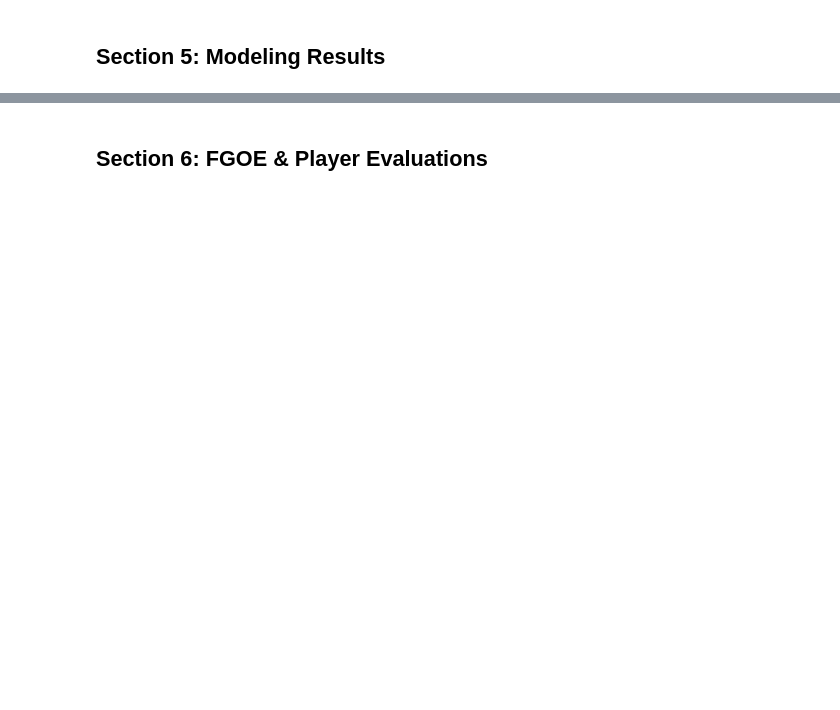
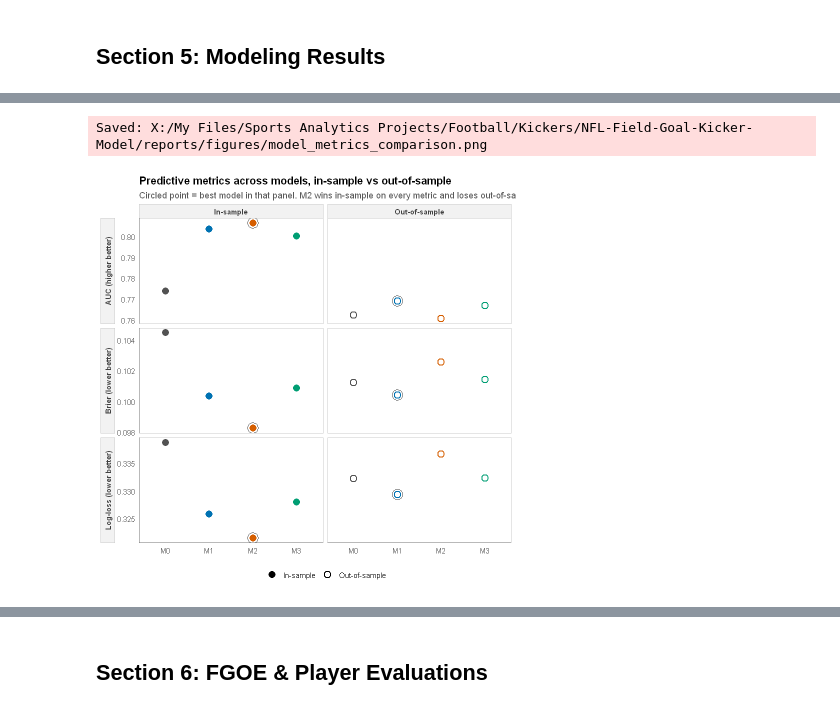
Before and after one commit to eker3777/NFL-Field-Goal-Kicker-Model, a Jupyter notebook: notebooks/05_visuals.ipynb, the cells around one changed output, grey strips where cells are left out. Drawn from its saved outputs; the diff is of its cells as text; code cells hidden in the pictures; blank space fills up the shorter version.

```diff
--- a/notebooks/05_visuals.ipynb
+++ b/notebooks/05_visuals.ipynb
@@ -364,0 +422,54 @@ Saved: g:/Other computers/Desktop/My Files/Sports Analytics Projects/Football/Ki
+# %%
+# --- Multi-metric model comparison (Brier / log-loss / AUC, IS vs OOS) ---
+# Reviewer: "I recommend including log loss in, for example, Table 1 and other
+# places." This puts all three metrics on one page so the IS-vs-OOS reversal
+# (M2 wins in-sample, M1 wins out-of-sample) is visible at a glance.
+
+metric_long <- dplyr::bind_rows(
+  tibble::tibble(split = 'In-sample',
+                 model = c('M0','M1','M2','M3'),
+                 brier = c(brier(y_is, preds_is$p_m0_full), brier(y_is, preds_is$p_m1_full),
+                           brier(y_is, preds_is$p_m2_full), brier(y_is, preds_is$p_m3_full)),
+                 logloss = c(logloss(y_is, preds_is$p_m0_full), logloss(y_is, preds_is$p_m1_full),
+                             logloss(y_is, preds_is$p_m2_full), logloss(y_is, preds_is$p_m3_full)),
+                 auc = c(auc_fn(y_is, preds_is$p_m0_full), auc_fn(y_is, preds_is$p_m1_full),
+                         auc_fn(y_is, preds_is$p_m2_full), auc_fn(y_is, preds_is$p_m3_full))),
+  tibble::tibble(split = 'Out-of-sample',
+                 model = c('M0','M1','M2','M3'),
+                 brier = c(brier(y_test, preds_test$p_m0), brier(y_test, preds_test$p_m1),
+                           brier(y_test, preds_test$p_m2), brier(y_test, preds_test$p_m3)),
+                 logloss = c(logloss(y_test, preds_test$p_m0), logloss(y_test, preds_test$p_m1),
+                             logloss(y_test, preds_test$p_m2), logloss(y_test, preds_test$p_m3)),
+                 auc = c(auc_fn(y_test, preds_test$p_m0), auc_fn(y_test, preds_test$p_m1),
+                         auc_fn(y_test, preds_test$p_m2), auc_fn(y_test, preds_test$p_m3)))
+) %>%
+  tidyr::pivot_longer(c(brier, logloss, auc), names_to = 'metric', values_to = 'value') %>%
+  dplyr::mutate(metric = dplyr::recode(metric,
+    brier = 'Brier (lower better)', logloss = 'Log-loss (lower better)',
+    auc = 'AUC (higher better)'))
+
+# Mark the best model within each split x metric panel.
+metric_long <- metric_long %>%
+  dplyr::group_by(split, metric) %>%
+  dplyr::mutate(best = if_else(grepl('higher', metric),
+                               value == max(value), value == min(value))) %>%
+  dplyr::ungroup()
+
+p_metrics <- ggplot(metric_long, aes(model, value, colour = model, shape = split)) +
+  geom_point(size = 3.1, stroke = 1.1, fill = 'white') +
+  geom_point(data = dplyr::filter(metric_long, best),
+             size = 5.6, shape = 21, colour = 'grey25', fill = NA, stroke = 0.7) +
+  scale_colour_manual(values = model_cols, guide = 'none') +
+  scale_shape_manual(values = c('In-sample' = 16, 'Out-of-sample' = 21)) +
+  facet_grid(metric ~ split, scales = 'free_y', switch = 'y') +
+  labs(title = 'Predictive metrics across models, in-sample vs out-of-sample',
+       subtitle = 'Circled point = best model in that panel. M2 wins in-sample on every metric and loses out-of-sample on every metric.',
+       x = NULL, y = NULL, shape = NULL) +
+  theme_paper() +
+  theme(strip.placement = 'outside', legend.position = 'bottom')
+
+print(p_metrics)
+save_fig(p_metrics, 'model_metrics_comparison.png', w = 9, h = 7)
+# %% [output]
+Saved: X:/My Files/Sports Analytics Projects/Football/Kickers/NFL-Field-Goal-Kicker-Model/reports/figures/model_metrics_comparison.png
+[figure, added]
```
Also changed, not shown: parts of 39 cells of this notebook, 2 other files.
